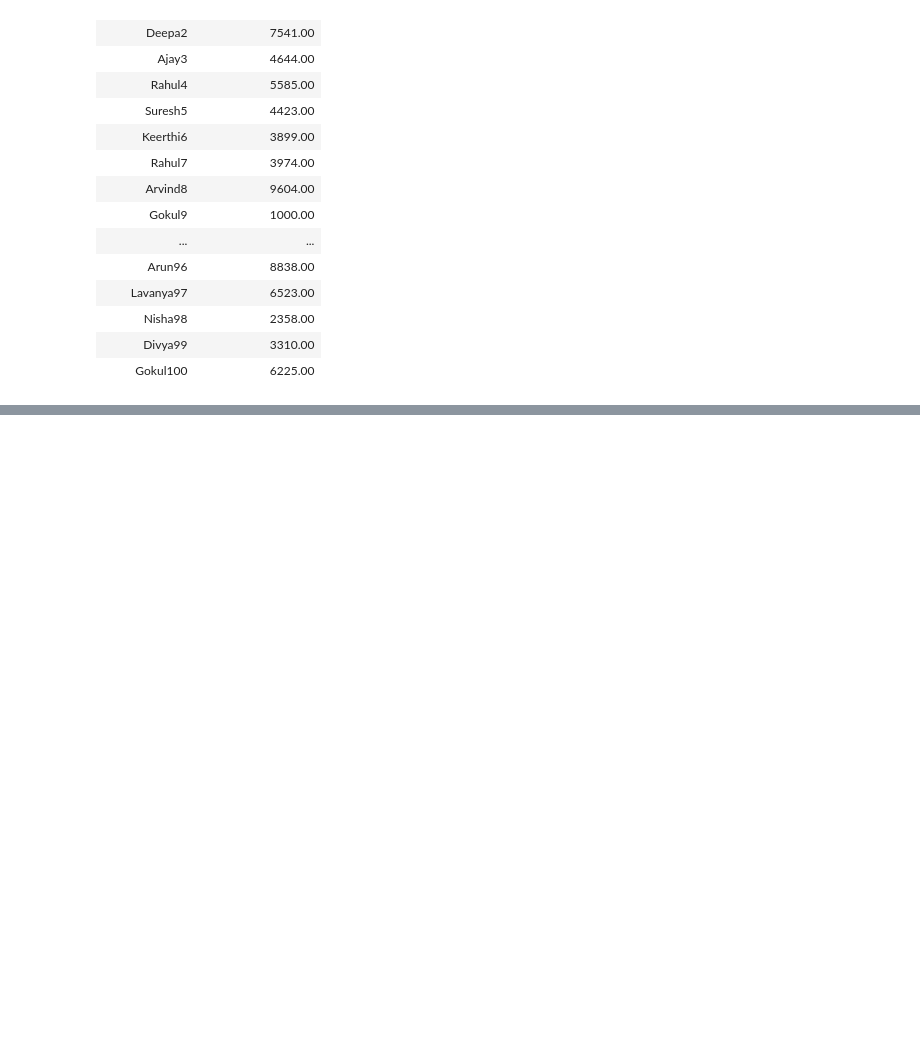
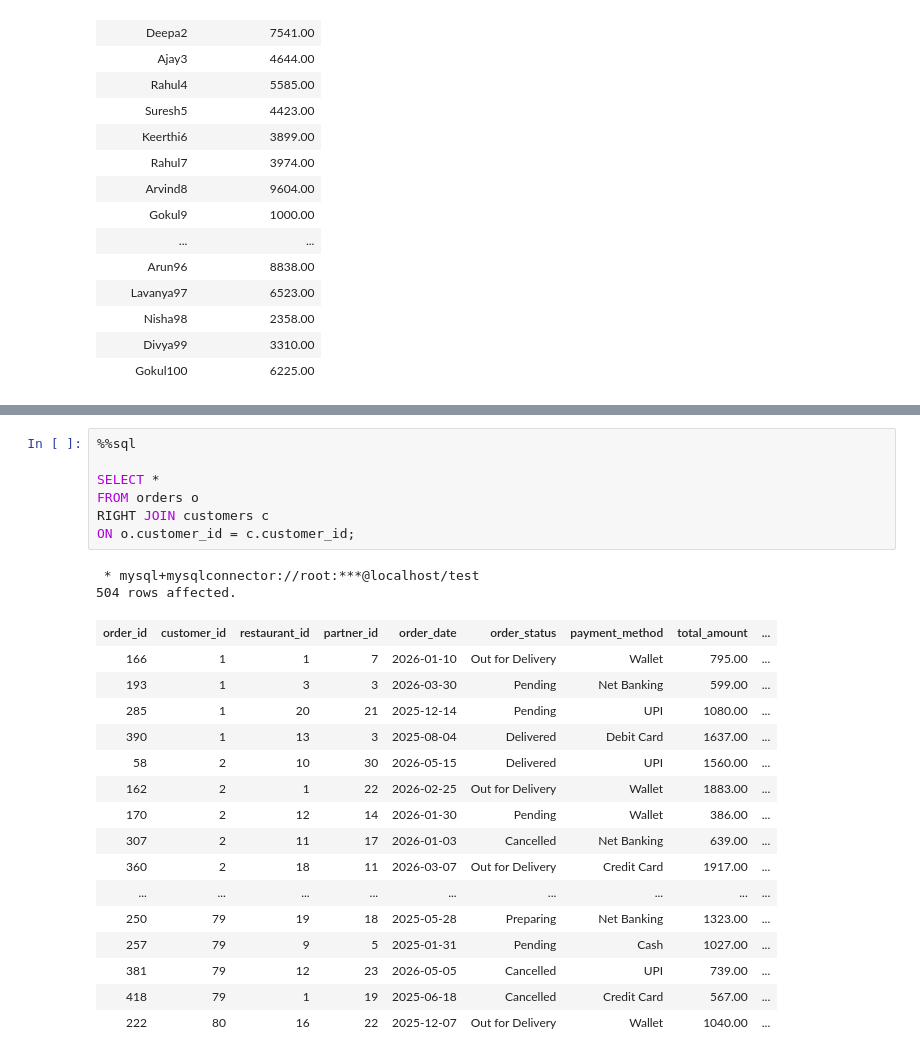
Before and after one commit to karthikeyanm-dev/DE-SQL, a Jupyter notebook: DE-With-Def.ipynb, the cells around one changed output, grey strips where cells are left out. Drawn from its saved outputs; the diff is of its cells as text; blank space fills up the shorter version.

```diff
--- a/DE-With-Def.ipynb
+++ b/DE-With-Def.ipynb
@@ -9329,0 +10148,26 @@ GROUP BY c.customer_name;
+# %%
+%%sql
+
+SELECT *
+FROM orders o
+RIGHT JOIN customers c
+ON o.customer_id = c.customer_id;
+# %% [output]
+ * mysql+mysqlconnector://root:***@localhost/test
+504 rows affected.
+| order_id | customer_id | restaurant_id | partner_id | order_date | order_status | payment_method | total_amount | ... |
+| 166 | 1 | 1 | 7 | 2026-01-10 | Out for Delivery | Wallet | 795.00 | ... |
+| 193 | 1 | 3 | 3 | 2026-03-30 | Pending | Net Banking | 599.00 | ... |
+| 285 | 1 | 20 | 21 | 2025-12-14 | Pending | UPI | 1080.00 | ... |
+| 390 | 1 | 13 | 3 | 2025-08-04 | Delivered | Debit Card | 1637.00 | ... |
+| 58 | 2 | 10 | 30 | 2026-05-15 | Delivered | UPI | 1560.00 | ... |
+| 162 | 2 | 1 | 22 | 2026-02-25 | Out for Delivery | Wallet | 1883.00 | ... |
+| 170 | 2 | 12 | 14 | 2026-01-30 | Pending | Wallet | 386.00 | ... |
+| 307 | 2 | 11 | 17 | 2026-01-03 | Cancelled | Net Banking | 639.00 | ... |
+| 360 | 2 | 18 | 11 | 2026-03-07 | Out for Delivery | Credit Card | 1917.00 | ... |
+| ... | ... | ... | ... | ... | ... | ... | ... | ... |
+| 250 | 79 | 19 | 18 | 2025-05-28 | Preparing | Net Banking | 1323.00 | ... |
+| 257 | 79 | 9 | 5 | 2025-01-31 | Pending | Cash | 1027.00 | ... |
+| 381 | 79 | 12 | 23 | 2026-05-05 | Cancelled | UPI | 739.00 | ... |
+| 418 | 79 | 1 | 19 | 2025-06-18 | Cancelled | Credit Card | 567.00 | ... |
+| 222 | 80 | 16 | 22 | 2025-12-07 | Out for Delivery | Wallet | 1040.00 | ... |
```
Also changed, not shown: parts of 6 cells of this notebook.
